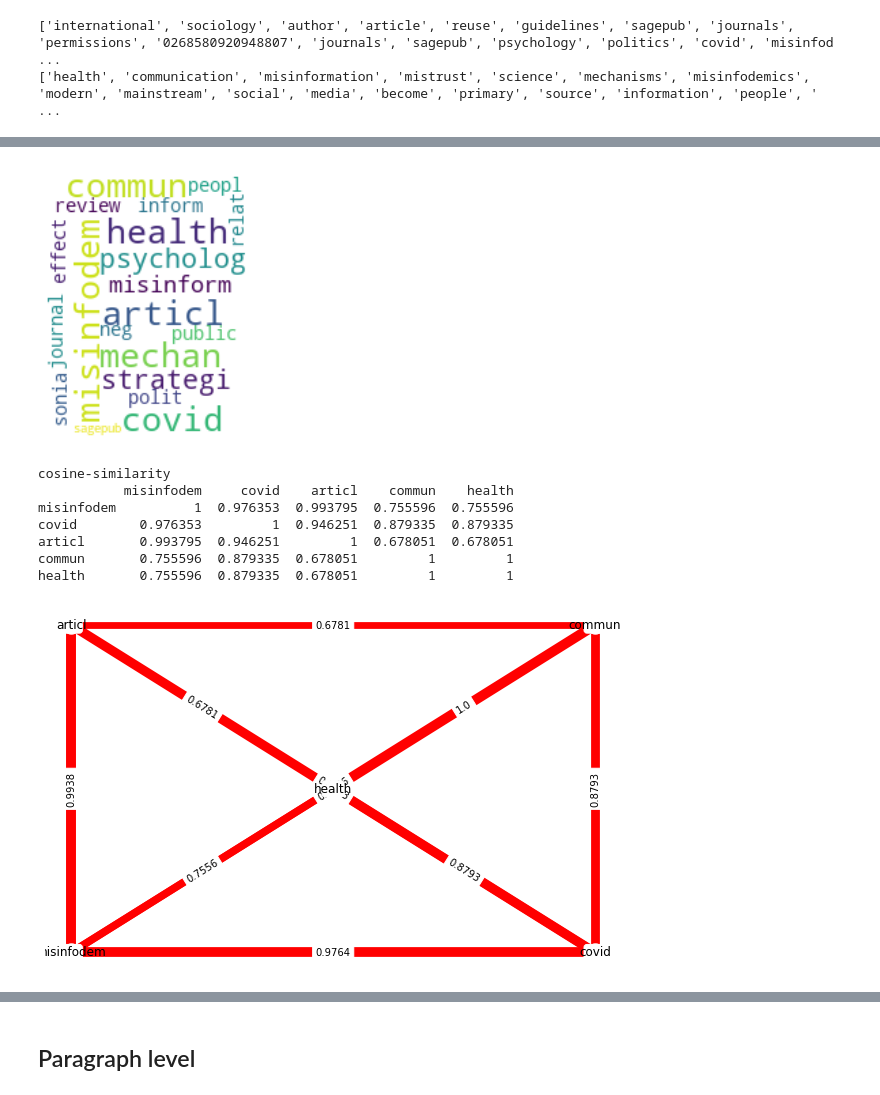
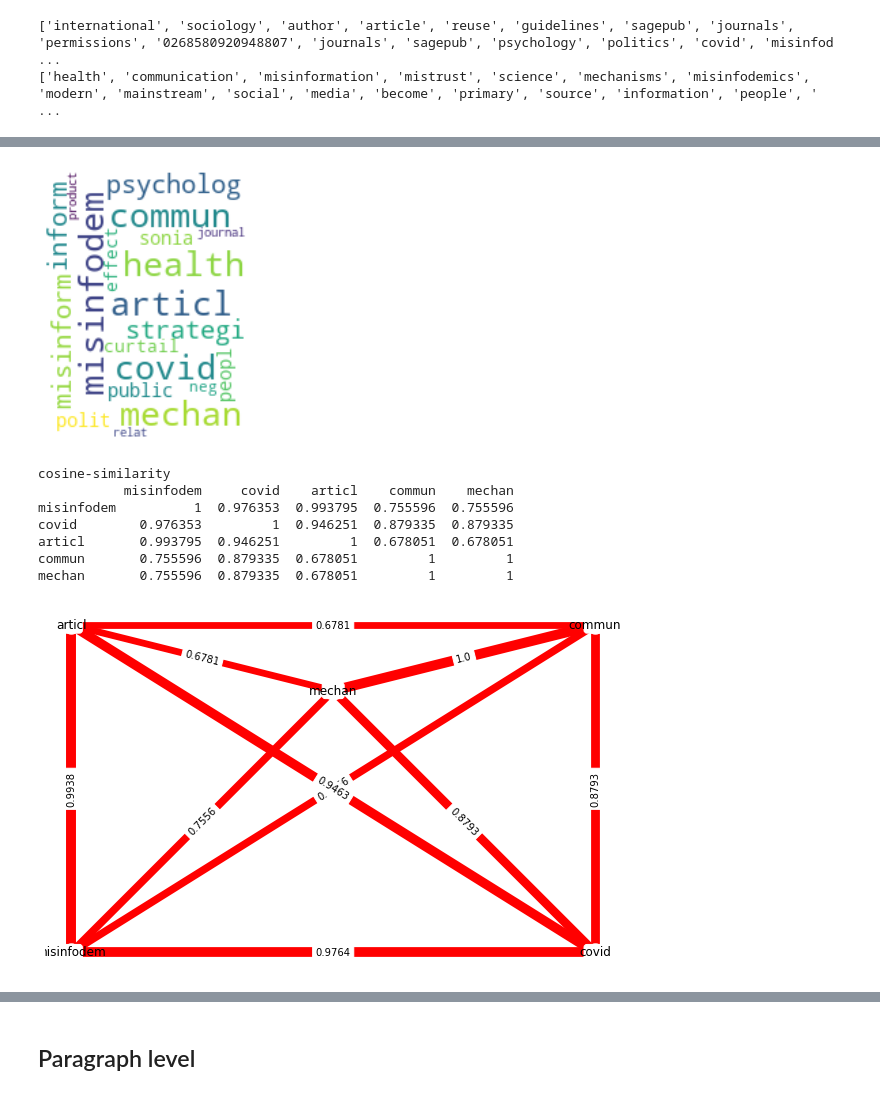
Before and after one commit to rahulmannepally/LSAProject, a Jupyter notebook: code/Experiment_3.ipynb, the cells around one changed output, grey strips where cells are left out. Cells and saved outputs as stored; diff of their text form; code cells hidden in the pictures.

```diff
--- a/code/Experiment_3.ipynb
+++ b/code/Experiment_3.ipynb
@@ -591,8 +845,8 @@ clean_text=preprocess_data(document_list)
 ['infection', 'rates', 'which', 'nervous', 'against', 'basket', 'currencies', 'dollar', 'slightly', 'early', 'london', 'trading', 'still', 'firmly', 'track', 'biggest', 'weekly', 'since', 'first', 'th ...
 # %%
 # LSA Model
-number_of_topics=1
-words=word_count
-model=create_gensim_lsa_model(clean_text,number_of_topics,words)
-words_non_science =dict(model.show_topic(0, topn=words))##dict and encoding matrix values
+number_of_topics=2
+words=word_count_nscience
+model_nscience=create_gensim_lsa_model(clean_text,number_of_topics,words)
+words_from_non_science =dict(model_nscience.show_topic(0, topn=words))##dict and encoding matrix values
 # %%
@@ -606,9 +860,9 @@ dict(model.show_topic(0, topn=5))
 # %%
 from wordcloud import WordCloud
-text = dict(model.show_topic(0, topn=20))
+text = dict(model_nscience.show_topic(0, topn=20))
 l=list(text.keys())
 wordcloud = WordCloud(width=150, height=200,max_font_size=25, max_words=20, background_color="white").generate(" ".join(l))
 plt.imshow(wordcloud, interpolation='bilinear')
 plt.axis("off")
-plt.savefig('graph16.png')
+plt.savefig('graph9.png')
 # %% [output]
@@ -680,7 +930,7 @@ plt.savefig('fig19.png')
 # %% [markdown]
 ### covid-psychology.txt
 # %%
-document_list,titles,word_count=load_data("","covid-psychology.txt")
+document_list,titles,word_count_psy=load_data("","covid-psychology.txt")
 # %% [output]
 Number of words in text file : 86550
 Total Number of Documents: 2
@@ -691,7 +941,7 @@ clean_text=preprocess_data(document_list)
 ['health', 'communication', 'misinformation', 'mistrust', 'science', 'mechanisms', 'misinfodemics', 'modern', 'mainstream', 'social', 'media', 'become', 'primary', 'source', 'information', 'people', ' ...
 # %%
 # LSA Model
-number_of_topics=1
-words=word_count
-model=create_gensim_lsa_model(clean_text,number_of_topics,words)
-words_from_psychology =dict(model.show_topic(0, topn=words))##dict and encoding matrix values
+number_of_topics=2
+words=word_count_psy
+model_psy=create_gensim_lsa_model(clean_text,number_of_topics,words)
+words_from_psychology =dict(model_psy.show_topic(0, topn=words))##dict and encoding matrix values
@@ -706,29 +959,26 @@ dict(model.show_topic(0, topn=5))
 # %%
 from wordcloud import WordCloud
-text = dict(model.show_topic(0, topn=20))
+text = dict(model_psy.show_topic(0, topn=20))
 l=list(text.keys())
 wordcloud = WordCloud(width=150, height=200,max_font_size=25, max_words=20, background_color="white").generate(" ".join(l))
 plt.imshow(wordcloud, interpolation='bilinear')
 plt.axis("off")
-plt.savefig('graph17.png')
+plt.savefig('graph28.png')
 # %% [output]
-[figure, old version]
+[figure, new version]
 # %%
 # LSA Model
-number_of_topics = 2 #
-words = word_count
-model = create_gensim_lsa_model(clean_text,number_of_topics,words)
 
 a=pd.DataFrame()
 
 for i in range(number_of_topics):
-    words_psychology =dict(model.show_topic(i, topn=words))
+    words_psychology =dict(model_psy.show_topic(i, topn=words))
     b=pd.DataFrame(words_psychology,index=[i])
     a=a.append(b)
 
 a=a.transpose()
 
-top_words = dict(model.show_topic(0,topn=5))
+top_words = dict(model_psy.show_topic(0,topn=5))
 
 df = pd.DataFrame(columns=list(top_words.keys()),
                   index = list(top_words.keys()))
@@ -742,15 +992,15 @@ for i in l:
             df.loc[[i],[j]] = n[0,1]
 print(df)
 
-dfi.export(df, 'df_styled20.png')
+dfi.export(df, 'df_styled11.png')
 # %% [output]
 cosine-similarity
-           misinfodem     covid    articl    commun    health
+           misinfodem     covid    articl    commun    mechan
 misinfodem          1  0.976353  0.993795  0.755596  0.755596
 covid        0.976353         1  0.946251  0.879335  0.879335
 articl       0.993795  0.946251         1  0.678051  0.678051
 commun       0.755596  0.879335  0.678051         1         1
-health       0.755596  0.879335  0.678051         1         1
+mechan       0.755596  0.879335  0.678051         1         1
 # %%
 df = df.apply(pd.to_numeric, errors='coerce')
 
@@ -760,7 +1010,7 @@ l = list(top_words.keys())
 
 df_adj = pd.DataFrame(df.to_numpy(), index=l, columns=l)
 G = nx.from_pandas_adjacency(df)
-pos = {l[0]: (0, 0),l[1]: (1, 0), l[2]: (0, 1), l[3]: (1, 1), l[4]: (0.5, 0.5)}
+pos = {l[0]: (0, 0),l[1]: (1, 0), l[2]: (0, 1), l[3]: (1, 1), l[4]: (0.5, 0.8)}
 a=list(G.edges(data=True))
 
 b=[]
@@ -774,6 +1024,6 @@ labels = nx.get_edge_attributes(G,'weight')
 nx.draw_networkx_nodes(G, pos, nodelist=l, node_color="w")
 nx.draw_networkx_edge_labels(G,pos,edge_labels=labels)
 plt.rcParams["figure.figsize"] = (8,5)
-plt.savefig('fig20.png')
+plt.savefig('fig11.png')
 # %% [output]
-[figure, old version]
+[figure, new version]
```
Also changed, not shown: parts of 86 cells of this notebook, 4 other files.
